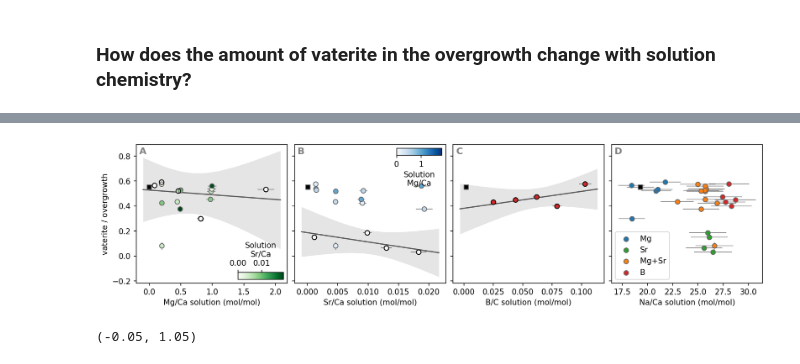
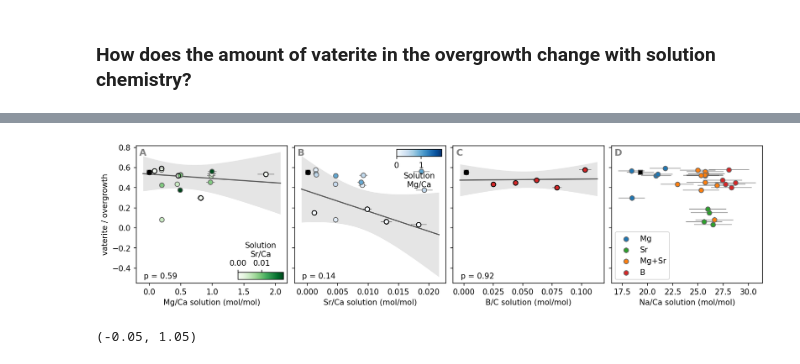
Before and after one commit to oscarbranson/supplementary, a Jupyter notebook: supplements/vaterite_geochem/02_overgrowth_plots.ipynb, the cells around one changed output, grey strips where cells are left out. Saved outputs shown, nothing was run; the diff lists cells and outputs as text; code cells hidden in the pictures.

```diff
--- a/supplements/vaterite_geochem/02_overgrowth_plots.ipynb
+++ b/supplements/vaterite_geochem/02_overgrowth_plots.ipynb
@@ -64,2 +67,40 @@ fig.savefig('figs/Fig5.pdf')
 # %% [markdown]
 ### How does the amount of vaterite in the overgrowth change with solution chemistry?
+# %%
+# I want to plot the total amount of new vaterite formed
+
+dat[('derived', 'Total_V','calc', None)] = dat.overgrowth.F_V * dat.derived.f
+
+yvar=('derived', 'Total_V')
+
+fig, axs = vplt.solution_vs_yvar(dat.loc[no_high_mg & vaterite_growth], yvar=yvar, sharey=True)
+for ax in axs[1:]:
+    ax.get_shared_y_axes().joined(ax, axs[0])
+    ax.set_ylabel(None)
+axs[0].set_ylabel('vaterite / (seed + overgrowth)')
+
+# line of best fit for single-element experiments
+for i, el in enumerate(['Mg', 'Sr', 'B']):
+    denom = 'Ca'
+    if el == 'B':
+        denom = 'C'
+    ax = axs[i]
+    sub = dat.loc[no_high_mg & vaterite_growth & (dat.metadata.Experiment.isin([el, 'Control']).values)]
+    x = nom(sub.solution_start[f'{el}/{denom}']).ravel()
+    y = nom(sub[yvar]).ravel()
+
+    result = stats.linregress(x, y)
+    ax.text(0.05, 0.05, f'p = {result.pvalue:.2f}', transform=ax.transAxes, ha='left', va='center')
+
+    ax.scatter(x, y, color=(0,0,0,0), edgecolor='k', lw=1)
+    p, cov = np.polyfit(x, y, 1, cov=True)
+    up = un.correlated_values(p, cov)
+    nx = np.linspace(*ax.get_xlim())
+    pred = np.polyval(up, nx)
+    ci_m = stats.t.interval(0.95, len(x) - 1)
+    ax.plot(nx, nom(pred), color='k', alpha=0.6, zorder=-5)
+    ax.fill_between(nx, nom(pred) + std(pred) * ci_m[0], nom(pred) + std(pred) * ci_m[1], alpha=0.1, color='k', lw=0, zorder=-5)
+
+vplt.label_axes(axs)
+
+fig.savefig('figs/Fig5.pdf')
@@ -66,35 +109,38 @@ fig.savefig('figs/Fig5.pdf')
 # %%
 yvar=('overgrowth', 'F_V')
 fig, axs = vplt.solution_vs_yvar(dat.loc[no_high_mg & vaterite_growth], yvar=yvar, sharey=True)
 for ax in axs[1:]:
     ax.get_shared_y_axes().joined(ax, axs[0])
     ax.set_ylabel(None)
 axs[0].set_ylabel('vaterite / overgrowth');
 
 # line of best fit for single-element experiments
 for i, el in enumerate(['Mg', 'Sr', 'B']):
     denom = 'Ca'
     if el == 'B':
         denom = 'C'
     ax = axs[i]
-    sub = dat.loc[no_high_mg & vaterite_growth & (dat.metadata.Experiment.isin([el]).values)]
+    sub = dat.loc[no_high_mg & vaterite_growth & (dat.metadata.Experiment.isin([el, 'Control']).values)]
     x = nom(sub.solution_start[f'{el}/{denom}']).ravel()
     y = nom(sub[yvar]).ravel()
+
+    result = stats.linregress(x, y)
+    ax.text(0.05, 0.05, f'p = {result.pvalue:.2f}', transform=ax.transAxes, ha='left', va='center')
 
     ax.scatter(x, y, color=(0,0,0,0), edgecolor='k', lw=1)
     p, cov = np.polyfit(x, y, 1, cov=True)
     up = un.correlated_values(p, cov)
     nx = np.linspace(*ax.get_xlim())
     pred = np.polyval(up, nx)
     ci_m = stats.t.interval(0.95, len(x) - 1)
     ax.plot(nx, nom(pred), color='k', alpha=0.6, zorder=-5)
     ax.fill_between(nx, nom(pred) + std(pred) * ci_m[0], nom(pred) + std(pred) * ci_m[1], alpha=0.1, color='k', lw=0, zorder=-5)
 
 vplt.label_axes(axs)
 
 fig.savefig('figs/Fig7.pdf')
 # %% [output]
-[figure, old version]
+[figure, new version]
 # %%
 fig, ax = plt.subplots(1,1)
 
```
Also changed, not shown: parts of 3 cells of this notebook, 11 other files.
